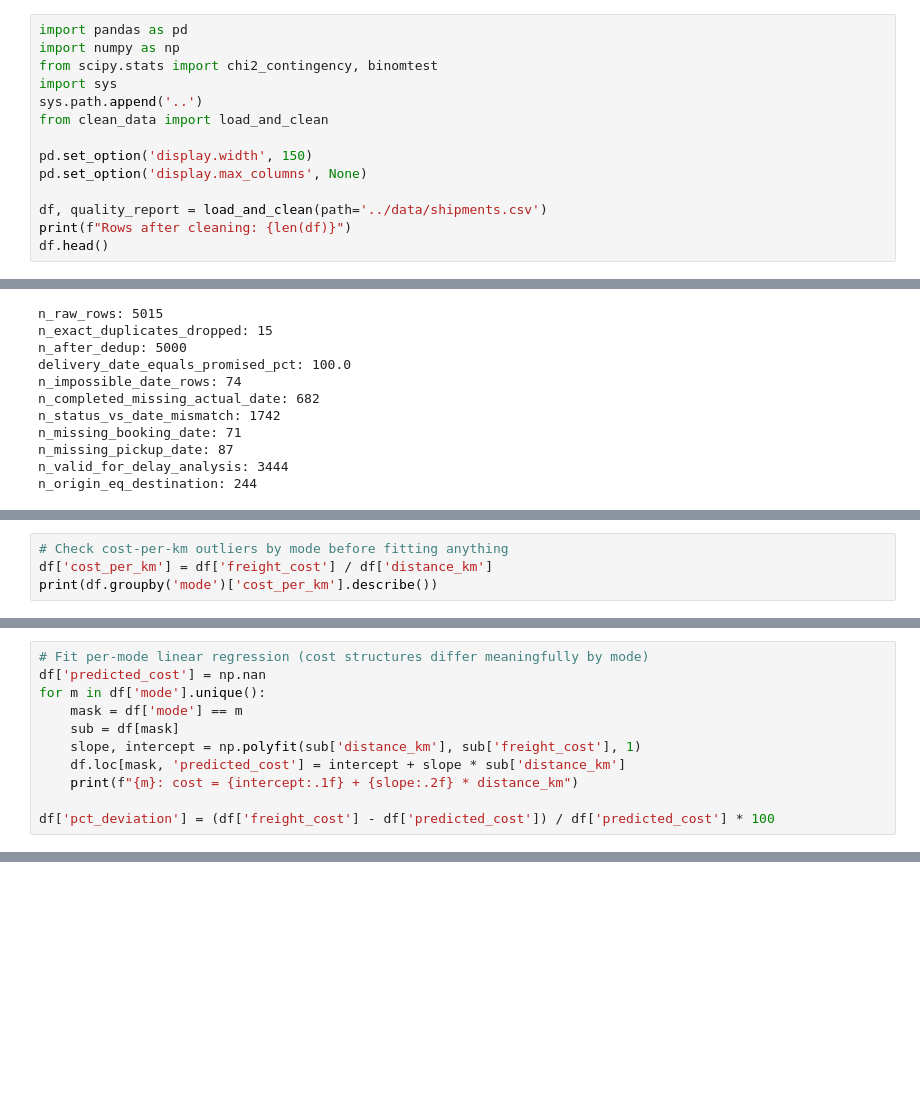
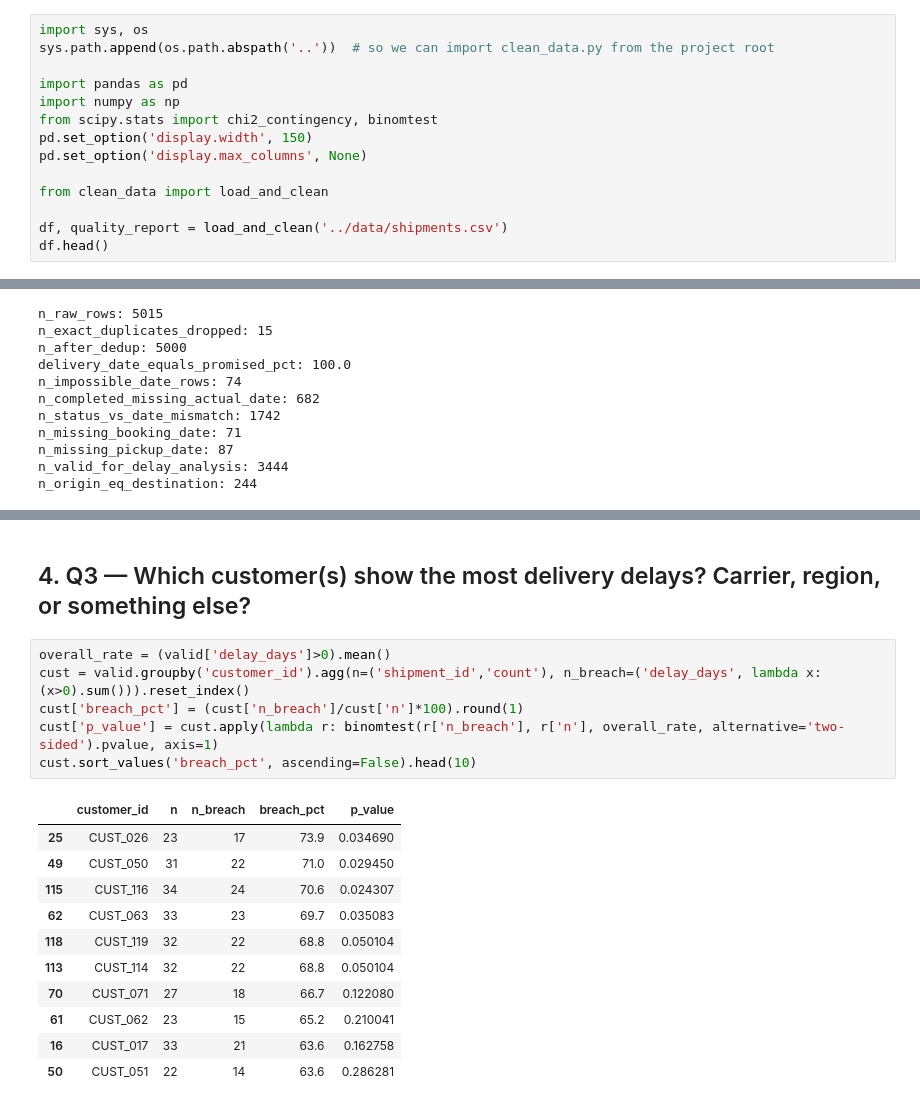
Before and after one commit to theankitshaw/Ankit_Assignment_Submission_Freightfox, a Jupyter notebook: notebooks/shipment_analysis.ipynb, the cells around one changed output, grey strips where cells are left out. Drawn from its saved outputs; the diff is of its cells as text; blank space fills up the shorter version.

```diff
--- a/notebooks/shipment_analysis.ipynb
+++ b/notebooks/shipment_analysis.ipynb
@@ -9,15 +14,15 @@ exact same definitions as this notebook — no drift between "the analysis" and
 # %%
+import sys, os
+sys.path.append(os.path.abspath('..'))  # so we can import clean_data.py from the project root
+
 import pandas as pd
 import numpy as np
 from scipy.stats import chi2_contingency, binomtest
-import sys
-sys.path.append('..')
-from clean_data import load_and_clean
-
 pd.set_option('display.width', 150)
 pd.set_option('display.max_columns', None)
 
-df, quality_report = load_and_clean(path='../data/shipments.csv')
-print(f"Rows after cleaning: {len(df)}")
+from clean_data import load_and_clean
+
+df, quality_report = load_and_clean('../data/shipments.csv')
 df.head()
 # %% [output]
@@ -226,4 +53,0 @@ Overall correlation (all carriers): 0.296
-# %%
-# Check cost-per-km outliers by mode before fitting anything
-df['cost_per_km'] = df['freight_cost'] / df['distance_km']
-print(df.groupby('mode')['cost_per_km'].describe())
@@ -236,11 +53,0 @@ PTL    985.0  13.332979  19.125842   6.803841   7.402143   8.026900   8.674733
-# %%
-# Fit per-mode linear regression (cost structures differ meaningfully by mode)
-df['predicted_cost'] = np.nan
-for m in df['mode'].unique():
-    mask = df['mode'] == m
-    sub = df[mask]
-    slope, intercept = np.polyfit(sub['distance_km'], sub['freight_cost'], 1)
-    df.loc[mask, 'predicted_cost'] = intercept + slope * sub['distance_km']
-    print(f"{m}: cost = {intercept:.1f} + {slope:.2f} * distance_km")
-
-df['pct_deviation'] = (df['freight_cost'] - df['predicted_cost']) / df['predicted_cost'] * 100
@@ -479,0 +261,20 @@ and nothing would have caught it without watching completeness directly.
+# %% [markdown]
+## 4. Q3 — Which customer(s) show the most delivery delays? Carrier, region, or something else?
+# %%
+overall_rate = (valid['delay_days']>0).mean()
+cust = valid.groupby('customer_id').agg(n=('shipment_id','count'), n_breach=('delay_days', lambda x: (x>0).sum())).reset_index()
+cust['breach_pct'] = (cust['n_breach']/cust['n']*100).round(1)
+cust['p_value'] = cust.apply(lambda r: binomtest(r['n_breach'], r['n'], overall_rate, alternative='two-sided').pvalue, axis=1)
+cust.sort_values('breach_pct', ascending=False).head(10)
+# %% [output]
+|  | customer_id | n | n_breach | breach_pct | p_value |
+| 25 | CUST_026 | 23 | 17 | 73.9 | 0.034690 |
+| 49 | CUST_050 | 31 | 22 | 71.0 | 0.029450 |
+| 115 | CUST_116 | 34 | 24 | 70.6 | 0.024307 |
+| 62 | CUST_063 | 33 | 23 | 69.7 | 0.035083 |
+| 118 | CUST_119 | 32 | 22 | 68.8 | 0.050104 |
+| 113 | CUST_114 | 32 | 22 | 68.8 | 0.050104 |
+| 70 | CUST_071 | 27 | 18 | 66.7 | 0.122080 |
+| 61 | CUST_062 | 23 | 15 | 65.2 | 0.210041 |
+| 16 | CUST_017 | 33 | 21 | 63.6 | 0.162758 |
+| 50 | CUST_051 | 22 | 14 | 63.6 | 0.286281 |
```
Also changed, not shown: parts of 50 cells of this notebook, 2 other files.
